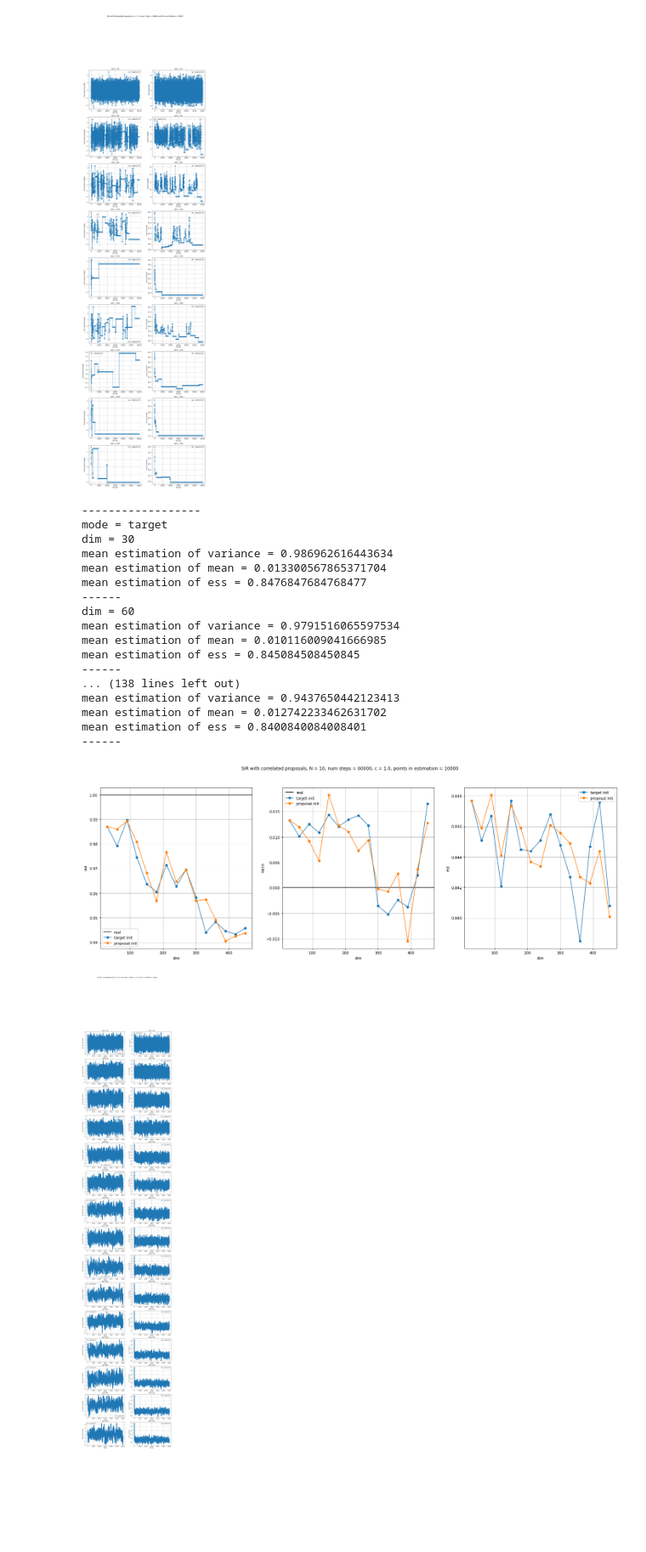
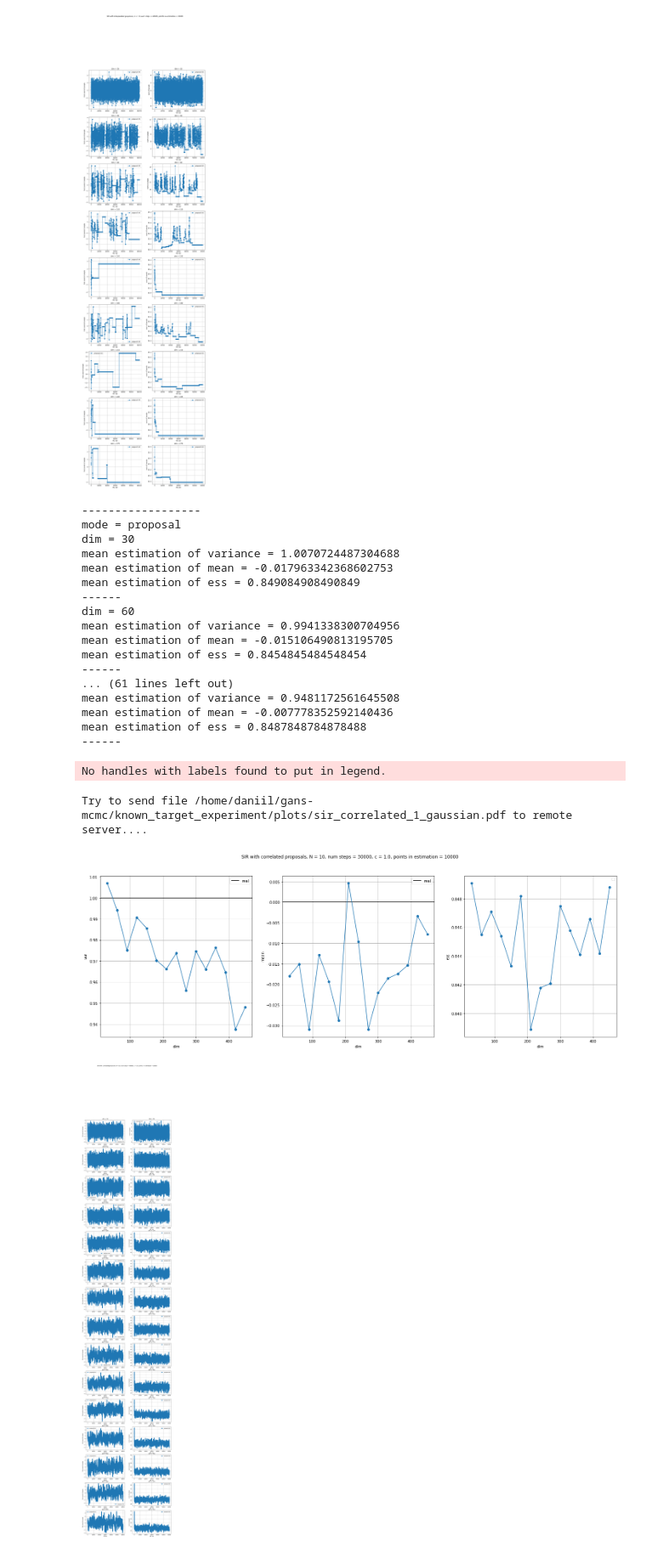
Before and after one commit to premolab/gans_sampling, a Jupyter notebook: notebooks/known_target.ipynb, the cells around one changed output. Shown at 85% size. Drawn from its saved outputs; the diff is of its cells as text; code cells hidden in the pictures; blank space fills up the shorter version.

```diff
--- a/notebooks/known_target.ipynb
+++ b/notebooks/known_target.ipynb
@@ -40,5 +39,5 @@ The autoreload extension is already loaded. To reload it, use:
 # %%
-dim_arr = [30*(i + 1) for i in range(9)]
+dim_arr = [30*(i + 1) for i in range(10)]
 var_proposal = 2.0
 var_target = 1.0
 scale_proposal = var_proposal ** 0.5
@@ -47,11 +46,12 @@ num_points_in_chain = 10000
 strategy_mean = 'chain'
 device = torch.device('cuda' if torch.cuda.is_available() else 'cpu')
 batch_size = 1
-n_steps = 60000
+n_steps = 30000
 N = 10
 method_params = {'n_steps': n_steps, 'N': N}
 random_seed = 42
 method = 'sir_independent'
+mode_init = 'target'
 print_results = True
 results_independent = run_experiments_gaussians(dim_arr,
                                                 scale_proposal,
@@ -62,6 +62,7 @@ results_independent = run_experiments_gaussians(dim_arr,
                                                 batch_size,
                                                 method_params,
                                                 random_seed,
+                                                mode_init,
                                                 method,
                                                 print_results)
 # %% [output]
@@ -87,11 +88,11 @@ fig, axs = plt.subplots(ncols=3, nrows=1, figsize=(25, 8))
 name = f'SIR with independent proposals, N = {N}, num steps = {n_steps}, points in estimation = {num_points_in_chain}'
 fig.suptitle(name)
 
-#axs[0].axhline(var_target, label='real', color='black')
+axs[0].axhline(var_target, label='real', color='black')
 axs[0].set_xlabel('dim')
 axs[0].set_ylabel('var')
 
-#axs[1].axhline(0.0, label='real', color='black')
+axs[1].axhline(0.0, label='real', color='black')
 axs[1].set_xlabel('dim')
 axs[1].set_ylabel('mean')
 
@@ -101,12 +102,19 @@ axs[2].set_ylabel('ess')
 
 modes_to_plot = ['mean_var', 'mean_loc', 'ess']
 for i, mode in enumerate(modes_to_plot):
-    axs[i].plot(dim_arr, results_independent['target'][mode], label='target init', marker='o')
-    axs[i].plot(dim_arr, results_independent['proposal'][mode], label='proposal init', marker='o')
+    #axs[i].plot(dim_arr, results_independent['target'][mode], label='target init', marker='o')
+    #axs[i].plot(dim_arr, results_independent['proposal'][mode], label='proposal init', marker='o')
+    axs[i].plot(dim_arr, results_independent['target'][mode], marker='o')
 
 for ax in axs:
     ax.grid()
-    ax.legend()
+    #ax.legend()
 
+path_to_plots = '/home/daniil/gans-mcmc/known_target_experiment/plots'
+path_to_fig = os.path.join(path_to_plots, 'sir_independent_1_gaussian.pdf')
+plt.savefig(path_to_fig)
+send_file_to_remote(path_to_fig,
+                    port_to_remote,
+                    path_to_save_remote)
 plt.show()
 # %% [output]
@@ -155,13 +164,14 @@ num_points_in_chain = 10000
 strategy_mean = 'chain'
 device = torch.device('cuda' if torch.cuda.is_available() else 'cpu')
 batch_size = 1
-n_steps = 60000
+n_steps = 30000
 c = 1.0
 N = 10
 method_params = {'n_steps': n_steps, 'scale_proposal': scale_proposal, 'N': 10, 'c': c}
 random_seed = 42
 method = 'sir_correlated'
 print_results = True
+mode_init = 'proposal'
 results_corr = run_experiments_gaussians(dim_arr,
                                          scale_proposal,
                                          scale_target,
@@ -171,54 +181,65 @@ results_corr = run_experiments_gaussians(dim_arr,
                                          batch_size,
                                          method_params,
                                          random_seed,
+                                         mode_init,
                                          method,
                                          print_results)
 # %% [output]
 ------------------
-mode = target
+mode = proposal
 dim = 30
-mean estimation of variance = 0.986962616443634
-mean estimation of mean = 0.013300567865371704
-mean estimation of ess = 0.8476847684768477
+mean estimation of variance = 1.0070724487304688
+mean estimation of mean = -0.017963342368602753
+mean estimation of ess = 0.849084908490849
 ------
 dim = 60
-mean estimation of variance = 0.9791516065597534
-mean estimation of mean = 0.010116009041666985
-mean estimation of ess = 0.845084508450845
+mean estimation of variance = 0.9941338300704956
+mean estimation of mean = -0.015106490813195705
+mean estimation of ess = 0.8454845484548454
 ------
-... (138 lines left out)
-mean estimation of variance = 0.9437650442123413
-mean estimation of mean = 0.012742233462631702
-mean estimation of ess = 0.8400840084008401
+... (61 lines left out)
+mean estimation of variance = 0.9481172561645508
+mean estimation of mean = -0.007778352592140436
+mean estimation of ess = 0.8487848784878488
 ------
 # %%
 fig, axs = plt.subplots(ncols=3, nrows=1, figsize=(25, 8))
 name = f'SIR with сorrelated proposals, N = {N}, num steps = {n_steps}, c = {c}, points in estimation = {num_points_in_chain}'
 fig.suptitle(name)
 
 axs[0].axhline(var_target, label='real', color='black')
 axs[0].set_xlabel('dim')
 axs[0].set_ylabel('var')
 
 axs[1].axhline(0.0, label='real', color='black')
 axs[1].set_xlabel('dim')
 axs[1].set_ylabel('mean')
 
 axs[2].set_xlabel('dim')
 axs[2].set_ylabel('ess')
 
 modes_to_plot = ['mean_var', 'mean_loc', 'ess']
 for i, mode in enumerate(modes_to_plot):
-    axs[i].plot(dim_arr, results_corr['target'][mode], label='target init', marker='o')
-    axs[i].plot(dim_arr, results_corr['proposal'][mode], label='proposal init', marker='o')
+    #axs[i].plot(dim_arr, results_corr['target'][mode], label='target init', marker='o')
+    #axs[i].plot(dim_arr, results_corr['proposal'][mode], label='proposal init', marker='o')
+    axs[i].plot(dim_arr, results_corr['proposal'][mode], marker='o')
 
 for ax in axs:
     ax.grid()
     ax.legend()
 
+path_to_plots = '/home/daniil/gans-mcmc/known_target_experiment/plots'
+path_to_fig = os.path.join(path_to_plots, 'sir_correlated_1_gaussian.pdf')
+plt.savefig(path_to_fig)
+send_file_to_remote(path_to_fig,
+                    port_to_remote,
+                    path_to_save_remote)
+
 plt.show()
 # %% [output]
+No handles with labels found to put in legend.
+Try to send file /home/daniil/gans-mcmc/known_target_experiment/plots/sir_correlated_1_gaussian.pdf to remote server....
-[figure, old version]
+[figure, new version]
 # %%
 fig, axs = plt.subplots(ncols=2, nrows=len(dim_arr), figsize=(15, 75))
 name = f'SIR with сorrelated proposals, N = {N}, num steps = {n_steps}, c = {c}, points in estimation = {num_points_in_chain}'
```
Also changed, not shown: parts of 17 cells of this notebook, 3 other files.
